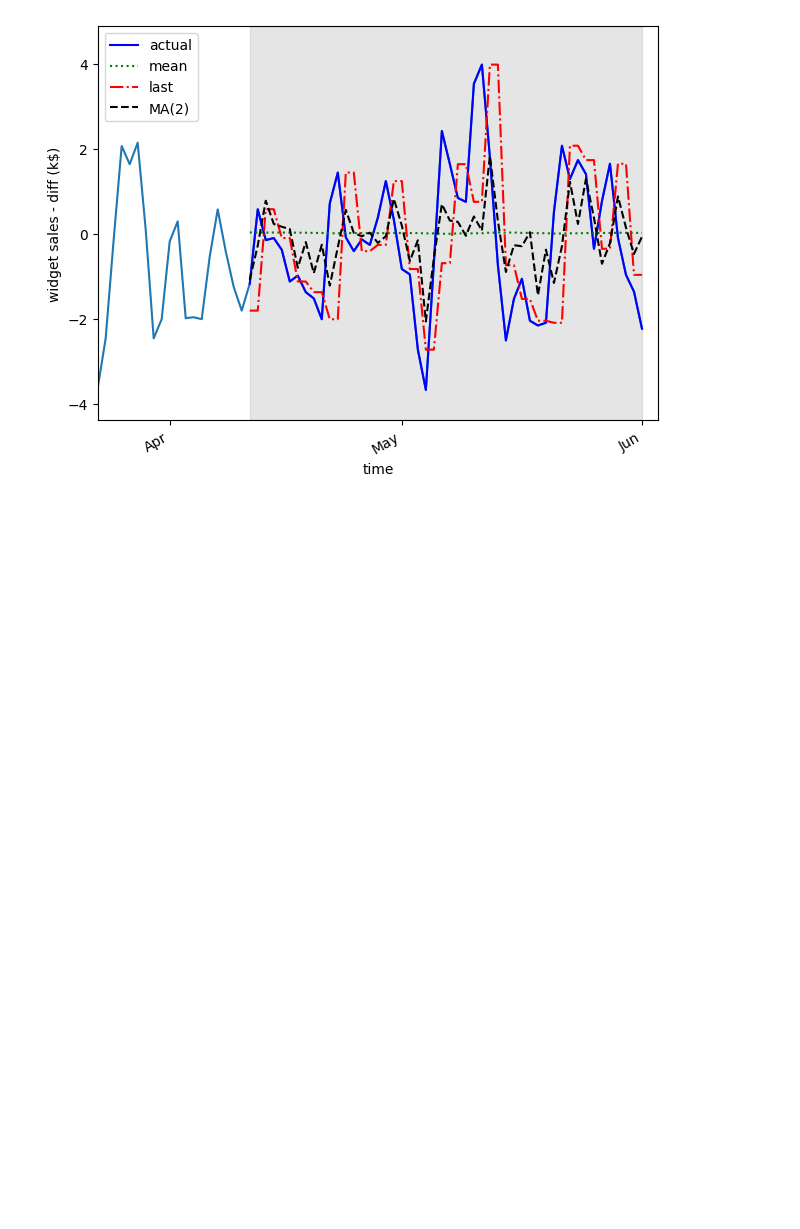
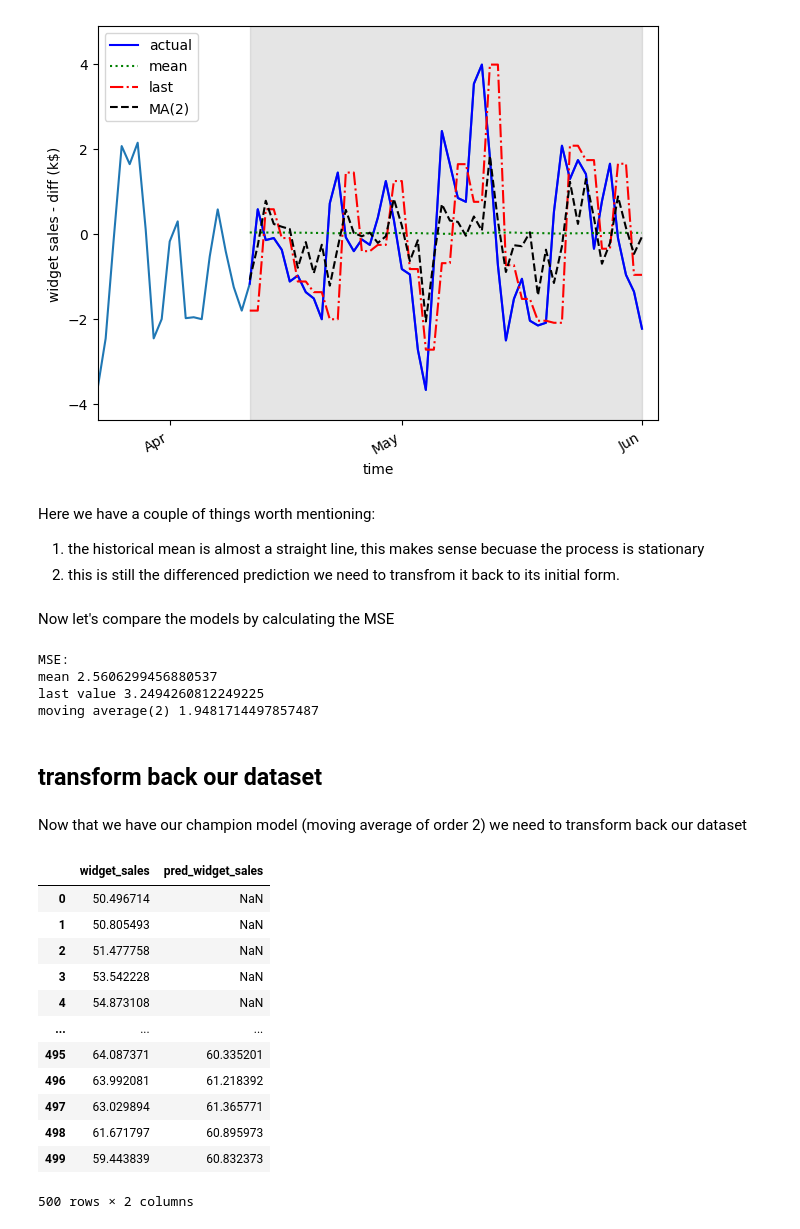
Before and after one commit to bsantanad/time-series, a Jupyter notebook: ch4_moving_average/moving_average_order_q.ipynb, the cells around one changed output. Cells and saved outputs as stored; diff of their text form; code cells hidden in the pictures; blank space fills up the shorter version.

```diff
--- a/ch4_moving_average/moving_average_order_q.ipynb
+++ b/ch4_moving_average/moving_average_order_q.ipynb
@@ -280,3 +283,24 @@ fig.autofmt_xdate()
 plt.tight_layout()
 # %% [output]
 [figure]
+# %% [markdown]
+Here we have a couple of things worth mentioning:
+1. the historical mean is almost a straight line, this makes sense becuase the process is stationary
+2. this is still the differenced prediction we need to transfrom it back to its initial form.
+# %% [markdown]
+Now let's compare the models by calculating the MSE
+# %%
+mse_mean = sklearn.metrics.mean_squared_error(pred_df['widget_sales_diff'], pred_df['pred_mean'])
+mse_last = sklearn.metrics.mean_squared_error(pred_df['widget_sales_diff'], pred_df['pred_last_value'])
+mse_ma = sklearn.metrics.mean_squared_error(pred_df['widget_sales_diff'], pred_df['pred_ma'])
+
+print(f'MSE:\nmean {mse_mean}\nlast value {mse_last}\nmoving average(2) {mse_ma}')
+# %% [output]
+MSE:
+mean 2.5606299456880537
+last value 3.2494260812249225
+moving average(2) 1.9481714497857487
+# %% [markdown]
+## transform back our dataset
+# %% [markdown]
+Now that we have our champion model (moving average of order 2) we need to transform back our dataset
@@ -282,0 +311,16 @@ plt.tight_layout()
+# %%
+df
+# %% [output]
+|  | widget_sales | pred_widget_sales |
+| 0 | 50.496714 | NaN |
+| 1 | 50.805493 | NaN |
+| 2 | 51.477758 | NaN |
+| 3 | 53.542228 | NaN |
+| 4 | 54.873108 | NaN |
+| ... | ... | ... |
+| 495 | 64.087371 | 60.335201 |
+| 496 | 63.992081 | 61.218392 |
+| 497 | 63.029894 | 61.365771 |
+| 498 | 61.671797 | 60.895973 |
+| 499 | 59.443839 | 60.832373 |
+500 rows × 2 columns
```
Also changed, not shown: parts of 10 cells of this notebook, 1 other file.
